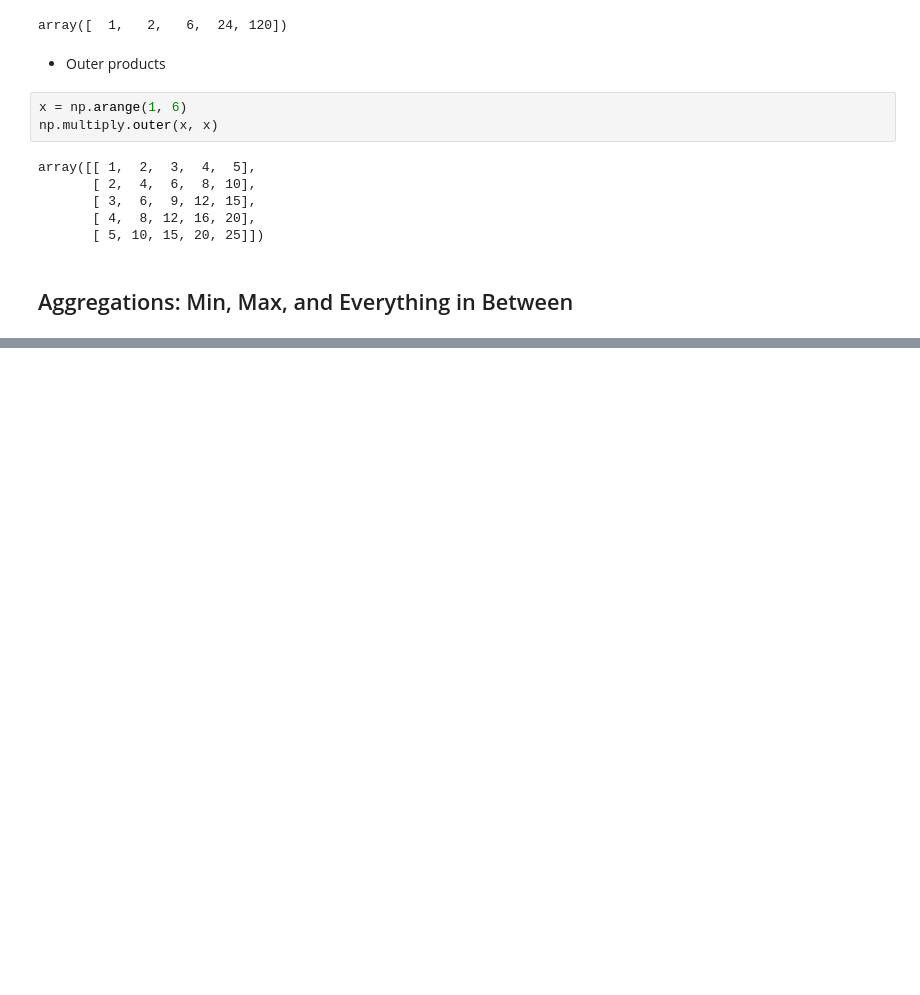
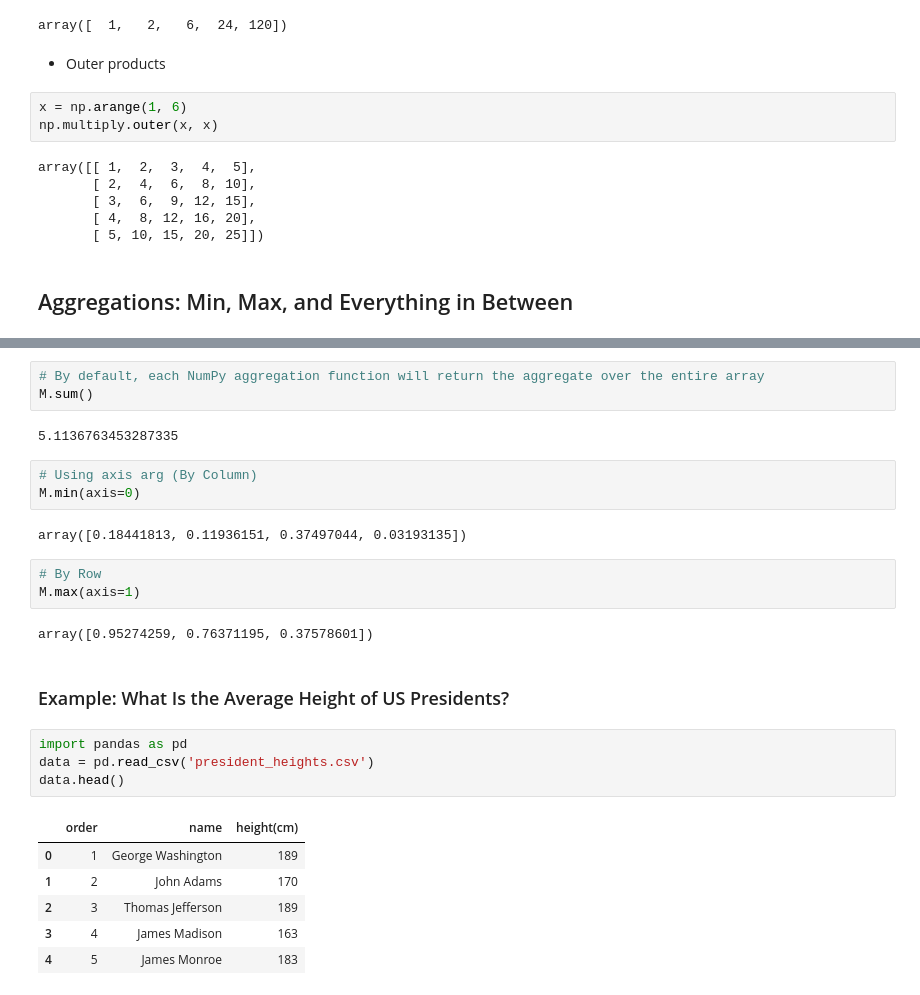
Before and after one commit to JuniorGunner/DataScience, a Jupyter notebook: PythonDataScienceHandbook/02_Numpy.ipynb, the cells around one changed output, grey strips where cells are left out. Cells and saved outputs as stored; diff of their text form; blank space fills up the shorter version.

```diff
--- a/PythonDataScienceHandbook/02_Numpy.ipynb
+++ b/PythonDataScienceHandbook/02_Numpy.ipynb
@@ -647,0 +717,28 @@ array([[ 1,  2,  3,  4,  5],
+# %%
+# By default, each NumPy aggregation function will return the aggregate over the entire array
+M.sum()
+# %% [output]
+5.1136763453287335
+# %%
+# Using axis arg (By Column)
+M.min(axis=0)
+# %% [output]
+array([0.18441813, 0.11936151, 0.37497044, 0.03193135])
+# %%
+# By Row
+M.max(axis=1)
+# %% [output]
+array([0.95274259, 0.76371195, 0.37578601])
+# %% [markdown]
+### Example: What Is the Average Height of US Presidents?
+# %%
+import pandas as pd
+data = pd.read_csv('president_heights.csv')
+data.head()
+# %% [output]
+|  | order | name | height(cm) |
+| 0 | 1 | George Washington | 189 |
+| 1 | 2 | John Adams | 170 |
+| 2 | 3 | Thomas Jefferson | 189 |
+| 3 | 4 | James Madison | 163 |
+| 4 | 5 | James Monroe | 183 |
```
Also changed, not shown: parts of 21 cells of this notebook.
